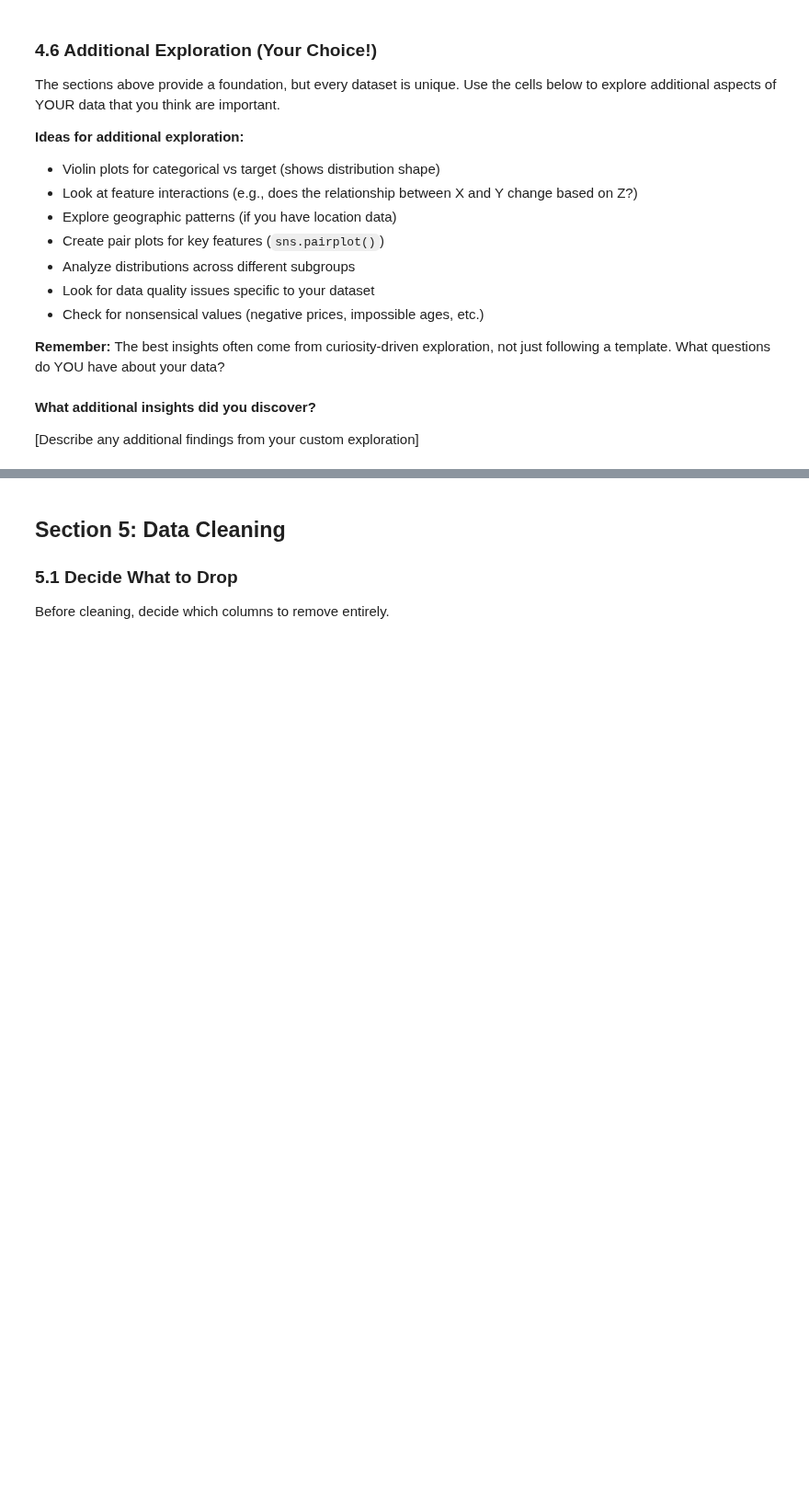
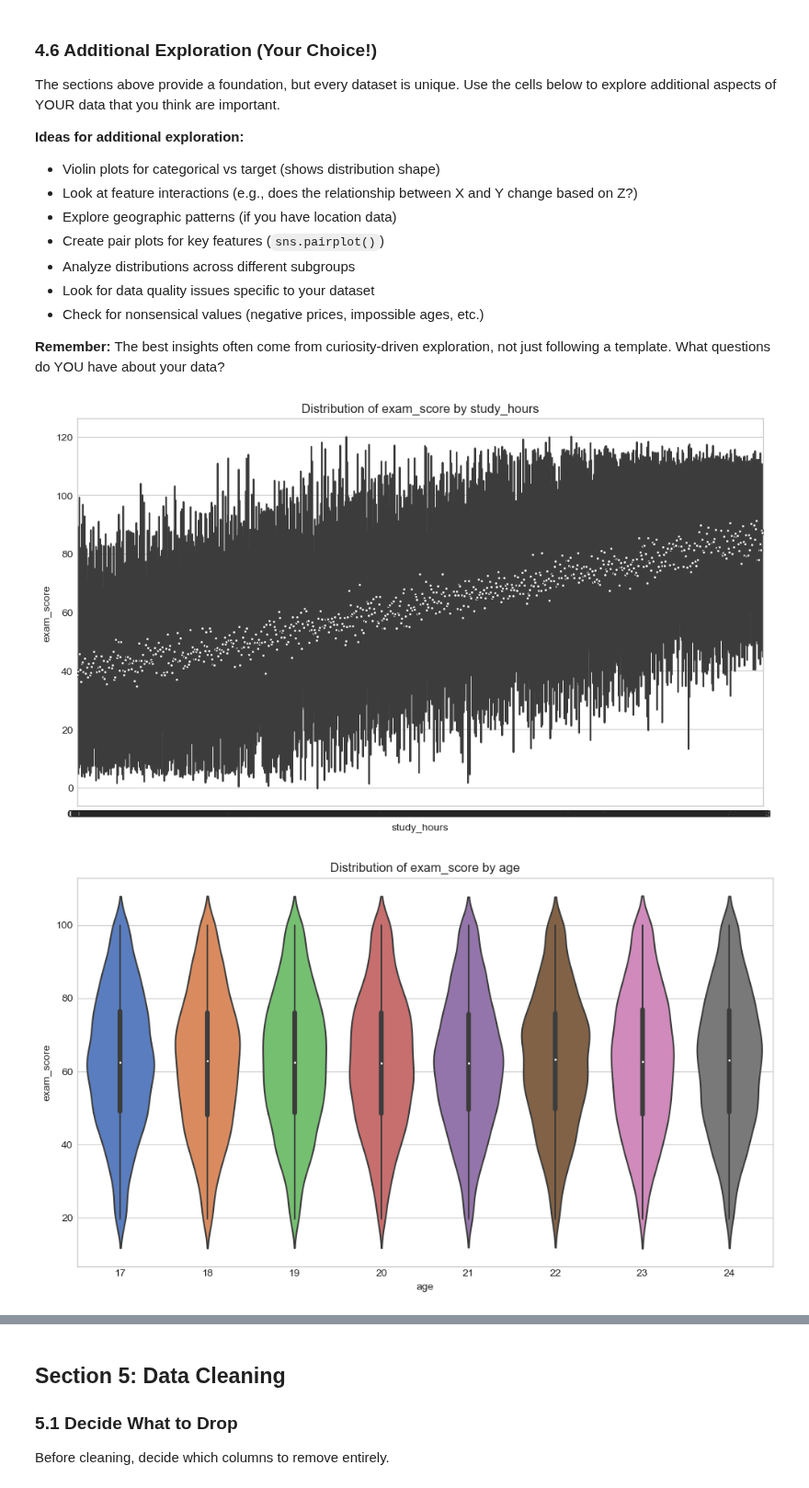
Before and after one commit to davidfekke/individual-capstone-davidfekke, a Jupyter notebook: notebooks/01_problem_statement_and_eda.ipynb, the cells around one changed output, grey strips where cells are left out. Shown at 92% size. Drawn from its saved outputs; the diff is of its cells as text; code cells hidden in the pictures; blank space fills up the shorter version.

Commit message:
Complete Checkpoint 2: EDA, data cleaning, and feature engineering

```diff
--- a/notebooks/01_problem_statement_and_eda.ipynb
+++ b/notebooks/01_problem_statement_and_eda.ipynb
@@ -637,3 +637,23 @@ plt.show()
 # Store result in: target_correlations
 
 # YOUR CODE HERE:
+column_to_remove = 'exam_score'
+
+if column_to_remove in correlation_matrix.columns:
+    correlation_matrix = correlation_matrix.drop(columns=[column_to_remove], index=[column_to_remove])
+    print(f"Successfully dropped {column_to_remove}")
+else:
+    print(f"Column {column_to_remove} not found in matrix.")
+# correlation_matrix.drop(columns=['exam_score'], index=['exam_score'], inplace=True)
+
+for col in correlation_matrix:
+    print(col)
+    # Get correlations with target from the original dataframe
+    target_correlations = df[numerical_cols].corrwith(df[TARGET]).sort_values(ascending=False)
+
+    print("\nCorrelations with target variable:")
+    print(target_correlations)
+
+    # Identify features with strong correlation (> 0.5)
+    strong_corr_features = target_correlations[abs(target_correlations) > 0.5].index.tolist()
+    print(f"\nFeatures with strong correlation > 0.5: {strong_corr_features}")
@@ -698,4 +735,21 @@ The sections above provide a foundation, but every dataset is unique. Use the ce
-# %% [markdown]
-**What additional insights did you discover?**
-
-[Describe any additional findings from your custom exploration]
+# %%
+# YOUR ADDITIONAL EDA CODE HERE
+# Add as many cells as you need - don't be limited by this template!
+
+features = ['study_hours', 'age', 'sleep_hours', 'class_attendance']
+
+# Assuming 'Category' is your feature and 'Target' is what you're predicting
+
+if len(features) > 0:
+    for i, feature in enumerate(features[:n_features]):
+        plt.figure(figsize=(10, 6))
+        sns.violinplot(data=df, x=feature, y='exam_score', palette="muted")
+        plt.title(f'Distribution of {TARGET} by {feature}')
+        plt.tight_layout()
+        plt.show()
+
+else:
+    print("No numerical features to plot.")
+# %% [output]
+[figure, added]
+[figure, added]
```
Also changed, not shown: parts of 30 cells of this notebook, 1 other file.
